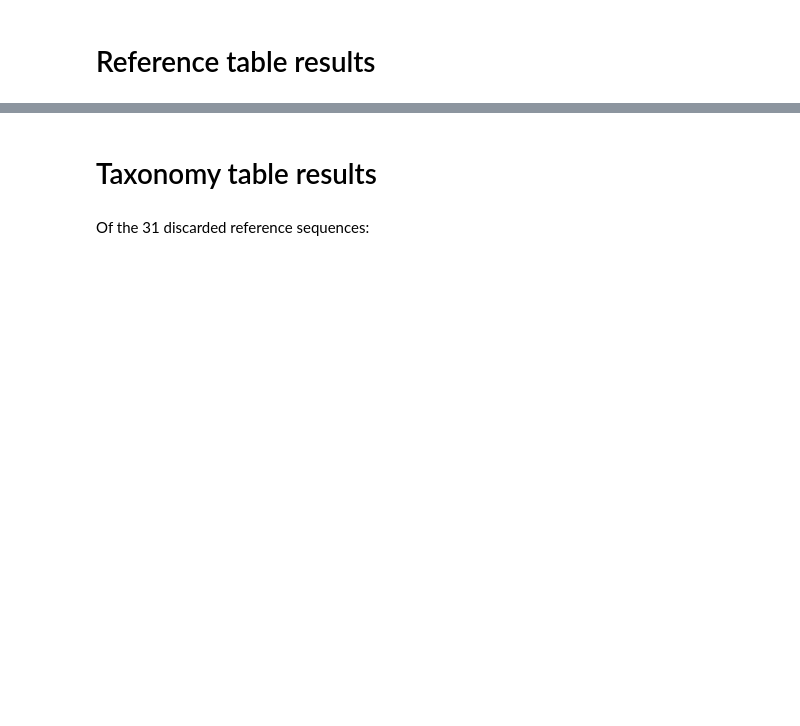
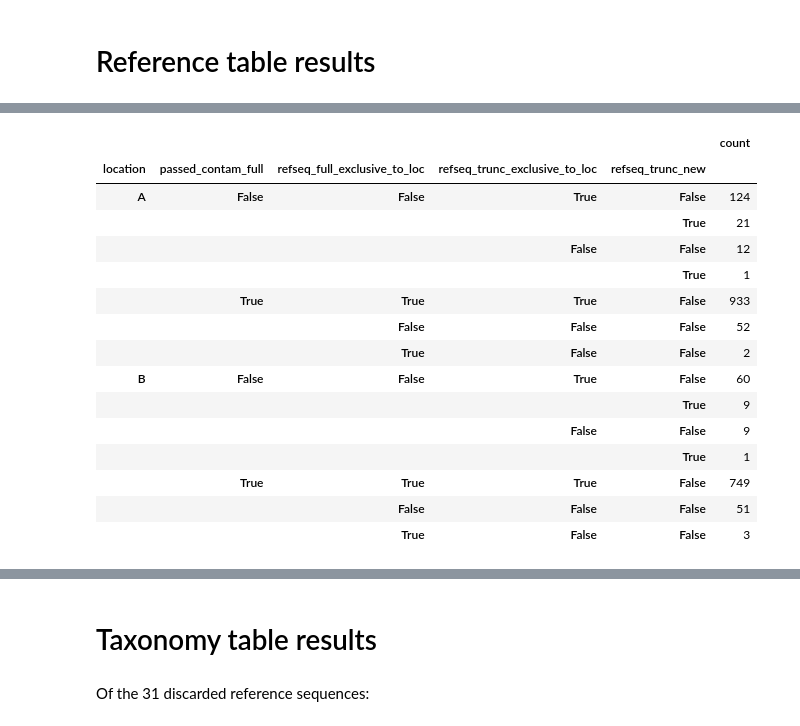
Before and after one commit to SethGG/mycodiversity-arise, a Jupyter notebook: 7_data_analysis.ipynb, the cells around one changed output, grey strips where cells are left out. Cells and saved outputs as stored; diff of their text form; code cells hidden in the pictures; blank space fills up the shorter version.

```diff
--- a/7_data_analysis.ipynb
+++ b/7_data_analysis.ipynb
@@ -407,0 +283,74 @@ The 229 new ZOTUs (129 after dereplication within samples) that passed the conta
+# %%
+#Comparing reference sequences before and after truncation
+
+df_refseq_both = df[(df["passed_contam_full"]) | (df["passed_contam_trunc"])].drop_duplicates(
+    subset=["location", "refsequence_pk_full", "refsequence_pk_trunc"])
+df_refseq_both["refseq_full_exclusive_to_loc"] = ~(
+    df_refseq_both["refsequence_pk_full"].isin(df_refseq_both[df_refseq_both["location"] == "A"]["refsequence_pk_full"]) &
+    df_refseq_both["refsequence_pk_full"].isin(df_refseq_both[df_refseq_both["location"] == "B"]["refsequence_pk_full"]
+))
+df_refseq_both["refseq_trunc_exclusive_to_loc"] = ~(
+    df_refseq_both["refsequence_pk_trunc"].isin(df_refseq_both[df_refseq_both["location"] == "A"]["refsequence_pk_trunc"]) &
+    df_refseq_both["refsequence_pk_trunc"].isin(df_refseq_both[df_refseq_both["location"] == "B"]["refsequence_pk_trunc"]
+))
+df_refseq_both = df_refseq_both.merge(
+    df_refseq_both[(df_refseq_both["passed_contam_full"] == True) & (df_refseq_both["passed_contam_trunc"] == True)][["location", "refsequence_pk_trunc"]].drop_duplicates(),
+    how="left", indicator=True
+).set_index(df_refseq_both.index)
+df_refseq_both["refseq_trunc_new"] = df_refseq_both["_merge"] == "left_only"
+df_refseq_both = df_refseq_both.drop(columns=["_merge"])
+
+df_refseq_both_full = df_refseq_both[df_refseq_both["passed_contam_full"] == True]
+df_refseq_both_trunc = df_refseq_both[df_refseq_both["passed_contam_trunc"] == True].drop_duplicates(subset=["location", "passed_contam_full", "refsequence_pk_trunc"])
+
+df_refseq_both_full_count = pd.DataFrame(
+    df_refseq_both_full.value_counts(
+        subset=["location", "passed_trunc", "refseq_full_exclusive_to_loc", "refseq_trunc_exclusive_to_loc"])
+).sort_index(level=["location", "passed_trunc"], sort_remaining=False)
+
+df_refseq_both_trunc_count = pd.DataFrame(
+    df_refseq_both_trunc.value_counts(
+        subset=["location", "passed_contam_full", "refseq_full_exclusive_to_loc", "refseq_trunc_exclusive_to_loc", "refseq_trunc_new"])
+).sort_index(level=["location", "passed_contam_full"], sort_remaining=False)
+
+num_ref_full = df_refseq_full.shape[0]
+num_ref_trunc = df_refseq.shape[0]
+
+num_ref_full_discarded = df_refseq_both_full_count.loc[(slice(None), False, slice(None), False)]["count"].sum()
+num_ref_full_exclusive_both = df_refseq_both_full_count.loc[(slice(None), True, True, True)]["count"].sum()
+num_ref_full_not_exclusive_both = df_refseq_both_full_count.loc[("A", True, False, False)]["count"].sum()
+num_ref_full_no_longer_exclusive = df_refseq_both_full_count.loc[(slice(None), True, True, False)]["count"].sum()
+
+num_ref_trunc_exclusive_new = df_refseq_both_trunc_count.loc[(slice(None), False, False, True, True)]["count"].sum()
+num_ref_trunc_not_exclusive_newA = df_refseq_both_trunc_count.loc[("A", False, False, False, True)]["count"].sum()
+num_ref_trunc_not_exclusive_newB = df_refseq_both_trunc_count.loc[("B", False, False, False, True)]["count"].sum()
+num_ref_trunc_exclusive_both = df_refseq_both_trunc_count.loc[(slice(None), True, True, True, False)]["count"].sum()
+num_ref_trunc_not_exclusive_bothA = df_refseq_both_trunc_count.loc[("A", True, False, False, False)]["count"].sum()
+num_ref_trunc_no_longer_exclusiveA = df_refseq_both_trunc_count.loc[("A", True, True, False, False)]["count"].sum()
+num_ref_trunc_not_exclusive_bothB = df_refseq_both_trunc_count.loc[("B", True, False, False, False)]["count"].sum()
+num_ref_trunc_no_longer_exclusiveB = df_refseq_both_trunc_count.loc[("B", True, True, False, False)]["count"].sum()
+
+
+
+display(md("## Comparing reference sequences before and after truncation"))
+display(md(f"The number of reference sequences (unique ZOTUs across all samples) is:\n"
+           f"- {num_ref_full} at full length\n"
+           f"- {num_ref_trunc} when truncating"))
+display(md("Of the full length reference sequences:"))
+display(df_refseq_both_full_count)
+display(md(f"- {num_ref_full_discarded} get discarded (<250bp)\n"
+           f"- {num_ref_full_exclusive_both} are exclusive to their location both before and after truncation\n"
+           f"- {num_ref_full_not_exclusive_both} are found in both locations before and after truncation\n"
+           f"- {num_ref_full_no_longer_exclusive} are no longer exclusive to their location after truncation"))
+display(md("Of the truncated reference sequences:"))
+display(df_refseq_both_trunc_count)
+display(md(f"- {num_ref_trunc_exclusive_new} are new to their location, resulting from the new ZOTUs, and exclusive to their location\n"
+           f"- {num_ref_trunc_not_exclusive_newA} are new to location A but not to location B\n"
+           f"- {num_ref_trunc_not_exclusive_newB} are new to location B but not to location A\n"
+           f"- {num_ref_trunc_exclusive_both} are exclusive to their location both before and after truncation\n"
+           f"- {num_ref_trunc_not_exclusive_bothA} are not exclusive to location A before and after truncation\n"
+           f"- {num_ref_trunc_no_longer_exclusiveA} are no longer exclusive to location A after truncation\n"
+           f"- {num_ref_trunc_not_exclusive_bothB} are not exclusive to location B before and after truncation\n"
+           f"- {num_ref_trunc_no_longer_exclusiveB} are no longer exclusive to location B after truncation"
+           ))
+# %% [output]
@@ -407,0 +377,16 @@ The 229 new ZOTUs (129 after dereplication within samples) that passed the conta
+|  |  |  |  |  | count |
+| location | passed_contam_full | refseq_full_exclusive_to_loc | refseq_trunc_exclusive_to_loc | refseq_trunc_new |  |
+| A | False | False | True | False | 124 |
+|  |  |  |  | True | 21 |
+|  |  |  | False | False | 12 |
+|  |  |  |  | True | 1 |
+|  | True | True | True | False | 933 |
+|  |  | False | False | False | 52 |
+|  |  | True | False | False | 2 |
+| B | False | False | True | False | 60 |
+|  |  |  |  | True | 9 |
+|  |  |  | False | False | 9 |
+|  |  |  |  | True | 1 |
+|  | True | True | True | False | 749 |
+|  |  | False | False | False | 51 |
+|  |  | True | False | False | 3 |
```
Also changed, not shown: parts of 7 cells of this notebook.
